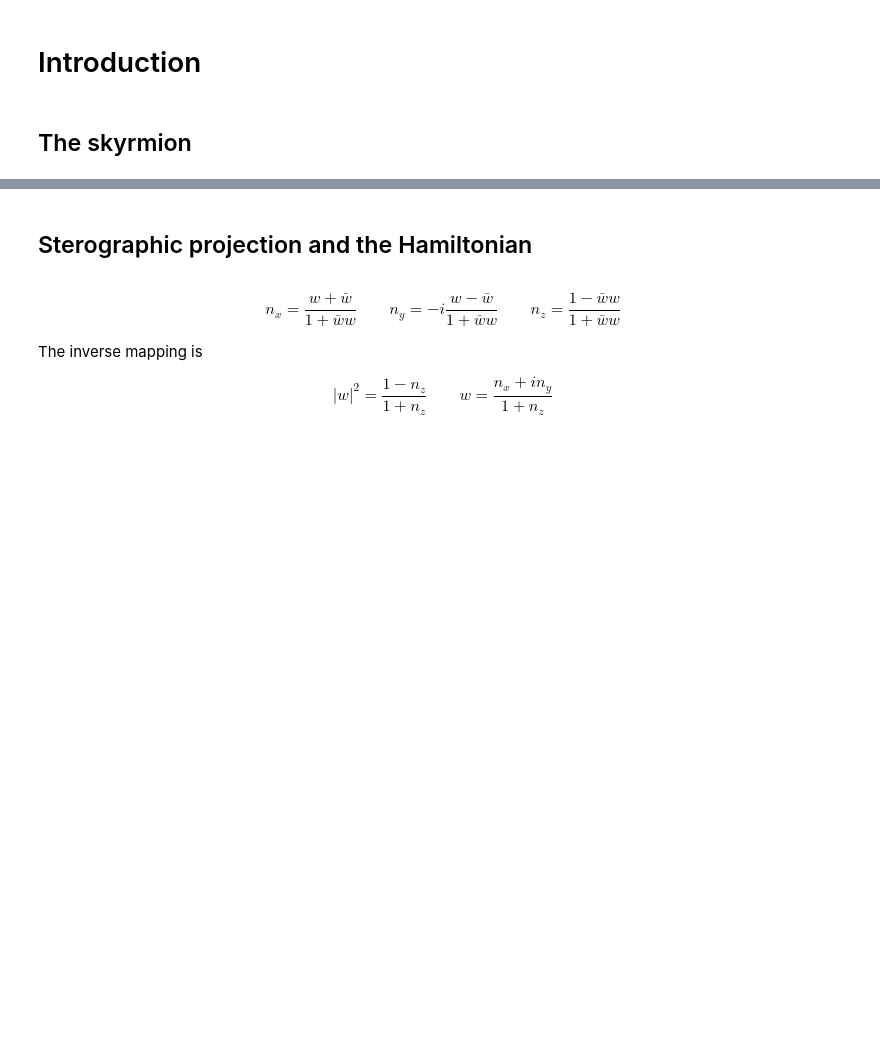
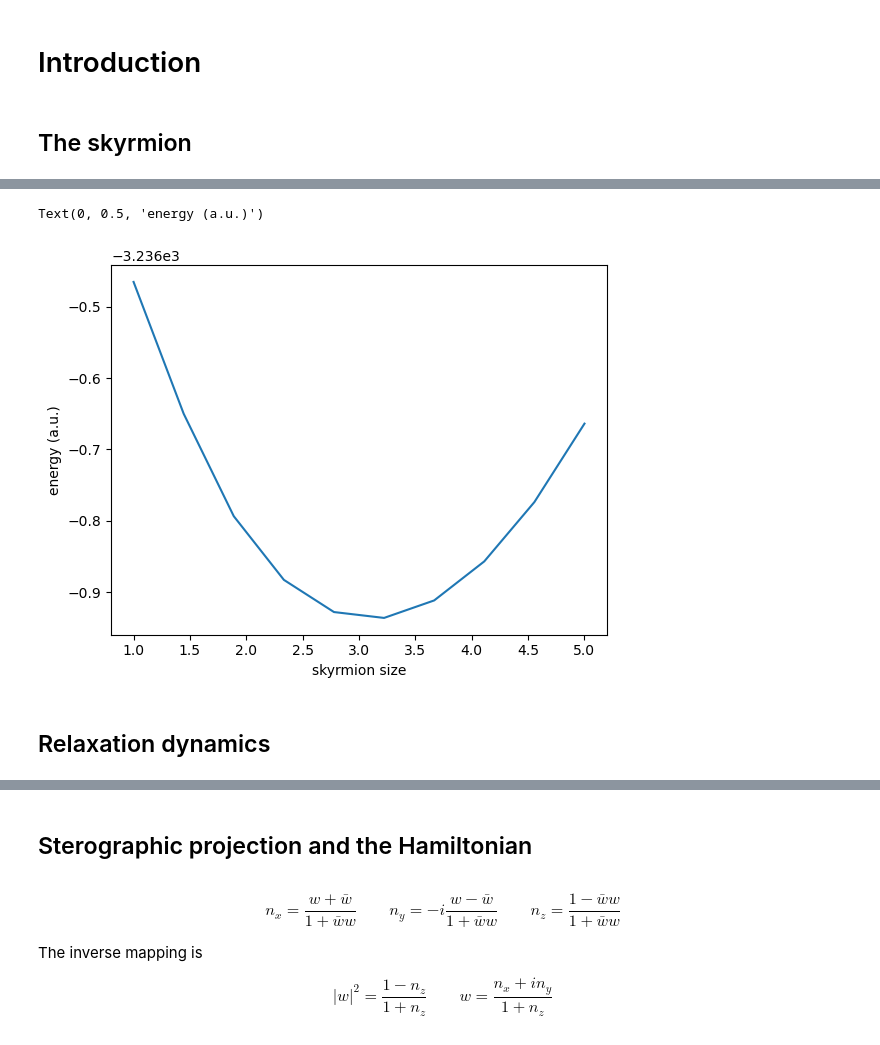
Before and after one commit to jan-chelmecki/skyrmion-tunnelling, a Jupyter notebook: instanton.ipynb, the cells around one changed output, grey strips where cells are left out. Saved outputs shown, nothing was run; the diff lists cells and outputs as text; code cells hidden in the pictures; blank space fills up the shorter version.

Commit message:
optimal sk size

```diff
--- a/instanton.ipynb
+++ b/instanton.ipynb
@@ -80,0 +72,19 @@ n = 4
+# %%
+J1 = 1.0; J2 = -0.25; J3 = -0.10; B = -0.005
+nx = 50; ny =50
+
+b_vals = np.linspace(1.0,5,10)
+H_vals = []
+for b in b_vals:
+    n = skyrmion_ansatz(b, nx, ny)
+    E = H_vect(n,J1,J2,J3,B)
+    H_vals.append(E)
+#end
+
+plt.plot(b_vals,H_vals)
+plt.xlabel("skyrmion size"); plt.ylabel("energy (a.u.)")
+# %% [output]
+Text(0, 0.5, 'energy (a.u.)')
+[figure, added]
+# %% [markdown]
+## Relaxation dynamics
```
Also changed, not shown: parts of 8 cells of this notebook.
